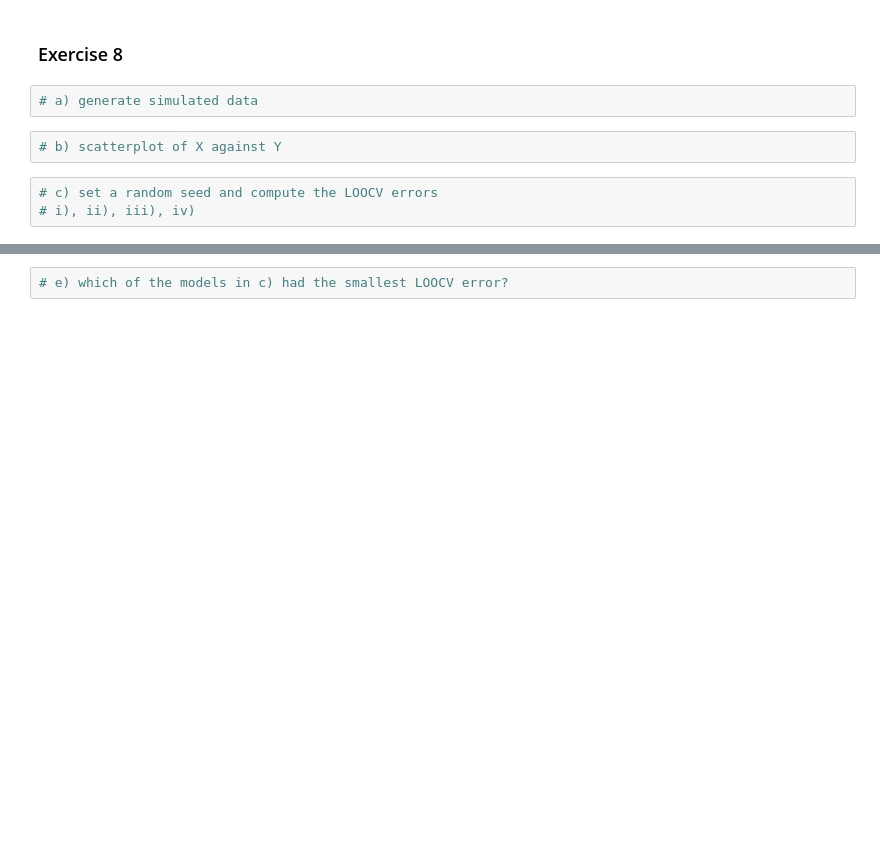
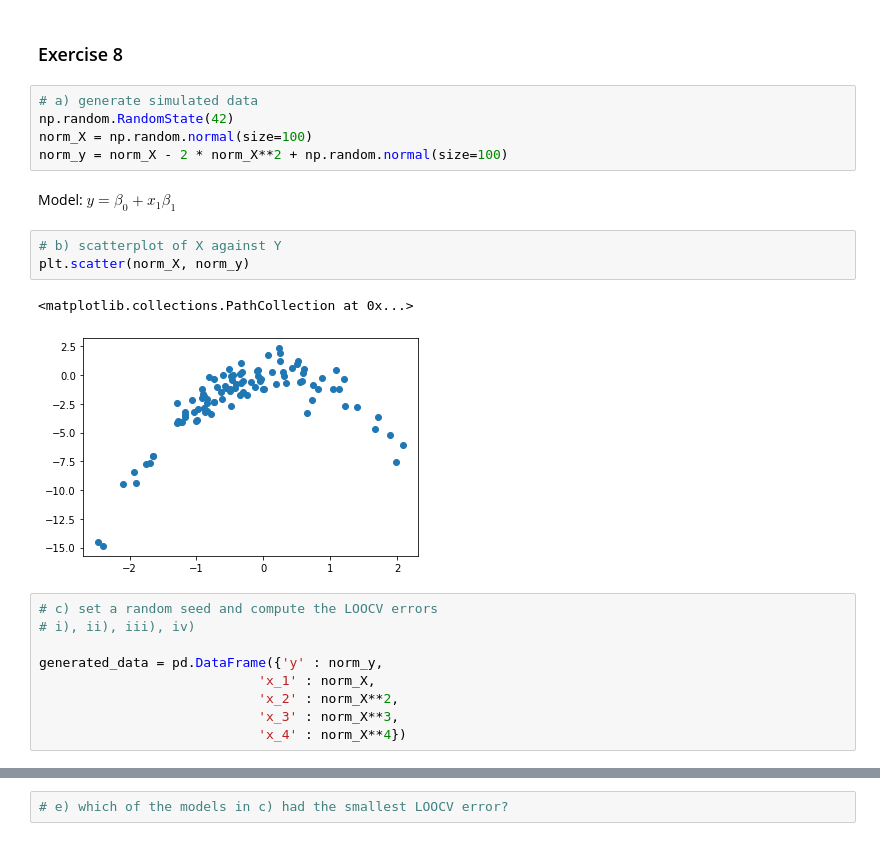
Before and after one commit to SvenNekula/StatisticalLearning, a Jupyter notebook: Chapter 5/Chapter5.ipynb, the cells around one changed output, grey strips where cells are left out. Saved outputs shown, nothing was run; the diff lists cells and outputs as text; blank space fills up the shorter version.

```diff
--- a/Chapter 5/Chapter5.ipynb
+++ b/Chapter 5/Chapter5.ipynb
@@ -269,9 +343,24 @@ weekly.head()
 # %% [markdown]
 ### Exercise 8
-# %%
-# a) generate simulated data
+# %%
+# a) generate simulated data
+np.random.RandomState(42)
+norm_X = np.random.normal(size=100)
+norm_y = norm_X - 2 * norm_X**2 + np.random.normal(size=100)
+# %% [markdown]
+Model: $y = \beta_0 + x_1 \beta_1$
 # %%
 # b) scatterplot of X against Y
+plt.scatter(norm_X, norm_y)
+# %% [output]
+<matplotlib.collections.PathCollection at 0x...>
+[figure, added]
 # %%
 # c) set a random seed and compute the LOOCV errors
 # i), ii), iii), iv)
+
+generated_data = pd.DataFrame({'y' : norm_y,
+                            'x_1' : norm_X,
+                            'x_2' : norm_X**2,
+                            'x_3' : norm_X**3,
+                            'x_4' : norm_X**4})
```
Also changed, not shown: parts of 13 cells of this notebook.
